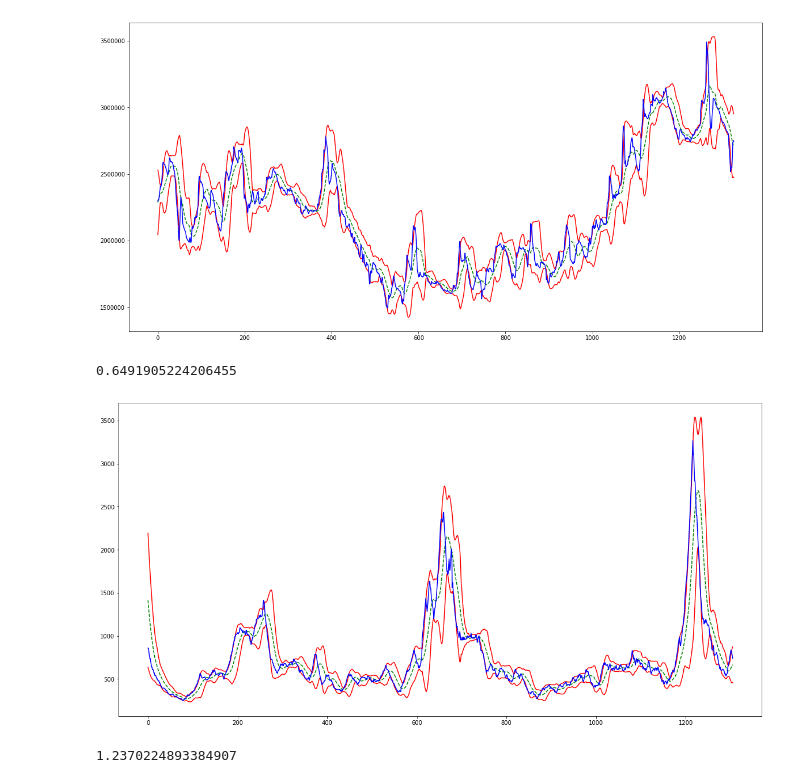
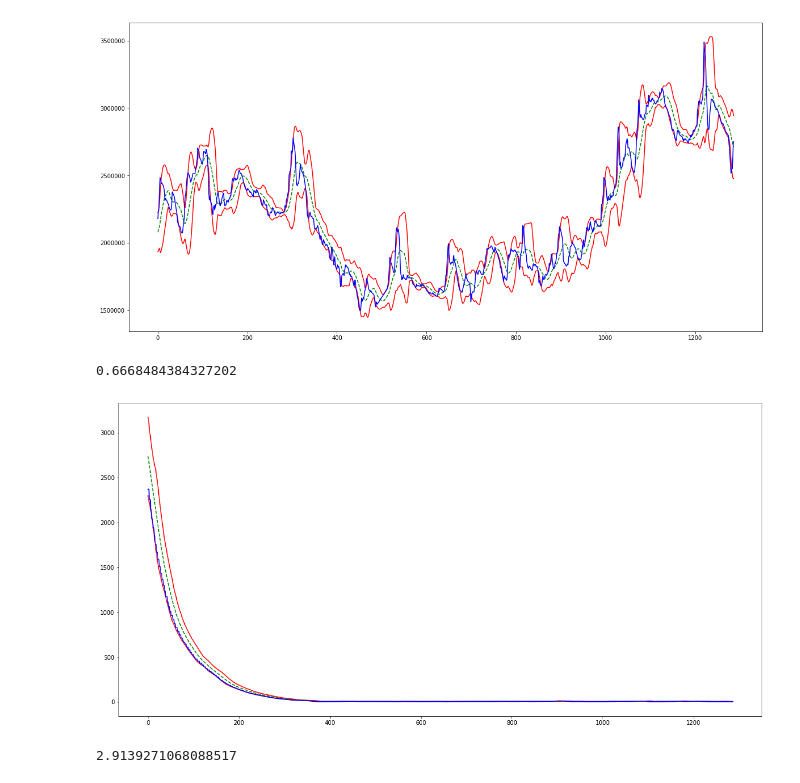
Before and after one commit to rmmartin02/OSRS_Research, a Jupyter notebook: Analysis.ipynb, the cells around one changed output. Cells and saved outputs as stored; diff of their text form; code cells hidden in the pictures.

```diff
--- a/Analysis.ipynb
+++ b/Analysis.ipynb
@@ -52,29 +48,3 @@ profits.sort(key=getKey,reverse=True)
 #pprint(profits[:10])
 # %%
 itemPrices = scraper.loadItemPrices()
-# %%
-# remove items that were only added after the GE was added
-minTime = itemPrices['Abyssal_whip'][0][0]
-minItem = 'Abyssal_whip'
-for item in itemPrices:
-    if itemPrices[item][0][0]<minTime:
-        minTime = itemPrices[item][0][0]
-        minItem = item
-print(minTime,minItem)
-
-week = 604800
-
-print(len(itemPrices))
-for item in list(itemPrices.keys()):
-    if itemPrices[item][0][0]>minTime+6*week:
-        #print(item,itemPrices[item][0][0])
-        del itemPrices[item]
-print(len(itemPrices))
-'''
-for item in itemPrices:
-    b = len(itemPrices[item])
-    itemPrices[item] = [a for a in itemPrices[item] if a[0]>1470009000]
-    a = len(itemPrices[item])
-    if a<b:
-        print(item,a-b)
-'''
@@ -146,16 +160,16 @@ means,stds = bollingerBands(prices)
 plotBollingerBands(prices,means,stds)
 print(np.std(stds)/np.mean(stds))
 # %% [output]
-[figure, old version]
+[figure, new version]
-0.6491905224206455
+0.6668484384327202
 # %%
-prices = [a[1] for a in itemPrices['Nature_talisman']]
+prices = [a[1] for a in itemPrices['Body_tiara']]
 means,stds = bollingerBands(prices)
 plotBollingerBands(prices,means,stds)
 print(np.std(stds)/np.mean(stds))
 # %% [output]
-[figure, old version]
+[figure, new version]
-1.2370224893384907
+2.9139271068088517
 # %%
 def getPerfectProfit(data):
     buyers = [10**5,10**6,10**7,10**8,10**9,10**10]
```
Also changed, not shown: parts of 8 cells of this notebook, 1 other file.
